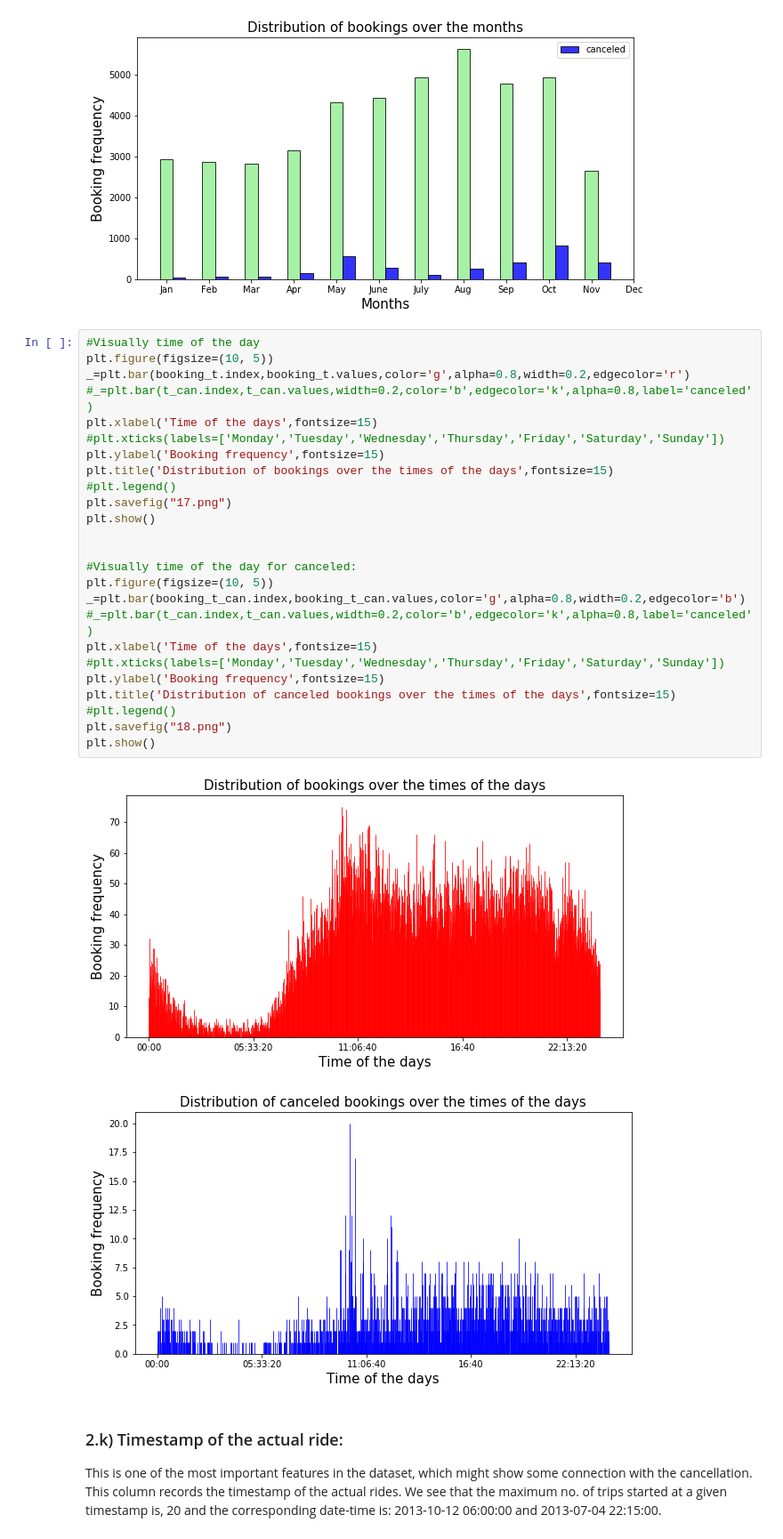
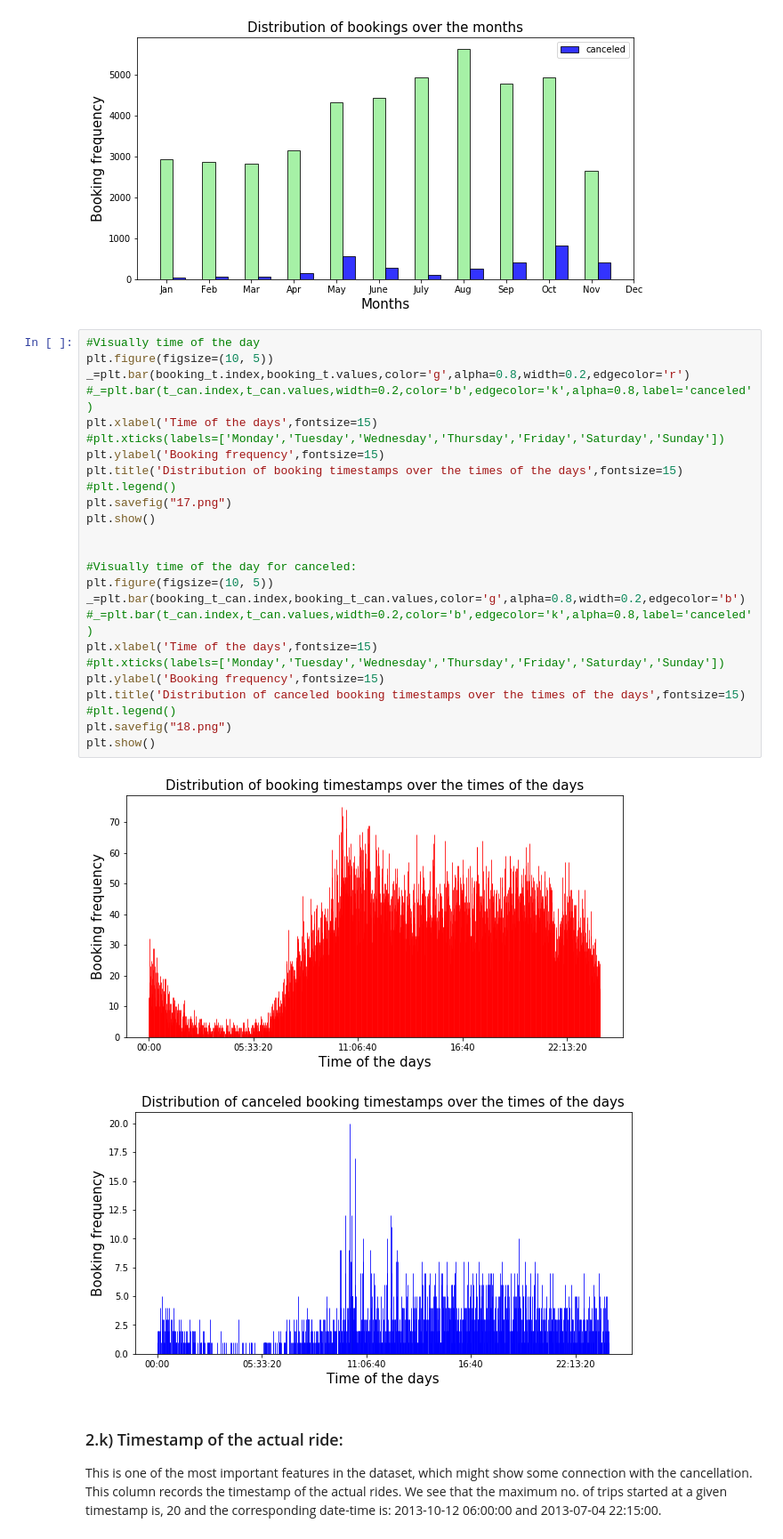
Before and after one commit to debisree/Springboard-Data-Science-Career-Track, a Jupyter notebook: predicting-cab-booking-cancellations-milestone.ipynb, the cells around one changed output. Shown at 89% size. Drawn from its saved outputs; the diff is of its cells as text.

```diff
--- a/predicting-cab-booking-cancellations-milestone.ipynb
+++ b/predicting-cab-booking-cancellations-milestone.ipynb
@@ -721,31 +721,31 @@ Minimum booking created at a given timestamp:1
 # %%
 #Visually time of the day
 plt.figure(figsize=(10, 5))
 _=plt.bar(booking_t.index,booking_t.values,color='g',alpha=0.8,width=0.2,edgecolor='r')
 #_=plt.bar(t_can.index,t_can.values,width=0.2,color='b',edgecolor='k',alpha=0.8,label='canceled')
 plt.xlabel('Time of the days',fontsize=15)
 #plt.xticks(labels=['Monday','Tuesday','Wednesday','Thursday','Friday','Saturday','Sunday'])
 plt.ylabel('Booking frequency',fontsize=15)
-plt.title('Distribution of bookings over the times of the days',fontsize=15)
+plt.title('Distribution of booking timestamps over the times of the days',fontsize=15)
 #plt.legend()
 plt.savefig("17.png")
 plt.show()
 
 
 #Visually time of the day for canceled:
 plt.figure(figsize=(10, 5))
 _=plt.bar(booking_t_can.index,booking_t_can.values,color='g',alpha=0.8,width=0.2,edgecolor='b')
 #_=plt.bar(t_can.index,t_can.values,width=0.2,color='b',edgecolor='k',alpha=0.8,label='canceled')
 plt.xlabel('Time of the days',fontsize=15)
 #plt.xticks(labels=['Monday','Tuesday','Wednesday','Thursday','Friday','Saturday','Sunday'])
 plt.ylabel('Booking frequency',fontsize=15)
-plt.title('Distribution of canceled bookings over the times of the days',fontsize=15)
+plt.title('Distribution of canceled booking timestamps over the times of the days',fontsize=15)
 #plt.legend()
 plt.savefig("18.png")
 plt.show()
 # %% [output]
-[figure, old version]
+[figure, new version]
-[figure, old version]
+[figure, new version]
 # %% [markdown]
 
 ### 2.k) Timestamp of the actual ride:
```
Also changed, not shown: parts of 1 cell of this notebook.
